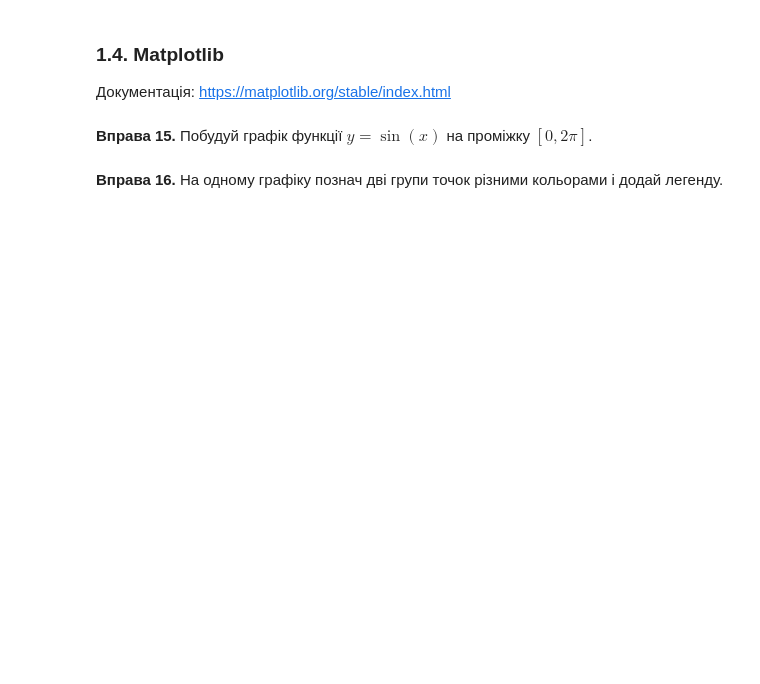
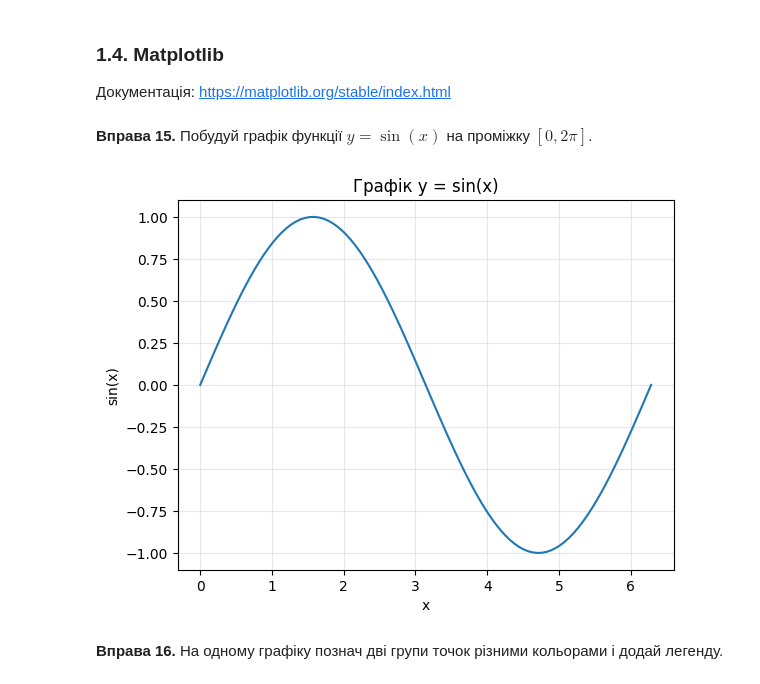
Before and after one commit to KuzminIvan232/ai-systems-labs, a Jupyter notebook: lab1/linear_models_lab.ipynb, the cells around one changed output. Saved outputs shown, nothing was run; the diff lists cells and outputs as text; code cells hidden in the pictures; blank space fills up the shorter version.

```diff
--- a/lab1/linear_models_lab.ipynb
+++ b/lab1/linear_models_lab.ipynb
@@ -244,6 +387,16 @@ print(f"x = {x.item():.4f}  (мінімум у x=3)")
 **Вправа 15.** Побудуй графік функції $y = \sin(x)$ на проміжку $[0, 2\pi]$.
 # %%
 # TODO: xs = np.linspace(0, 2*np.pi, 100), plt.plot(xs, np.sin(xs)), plt.show()
+
+xs = np.linspace(0, 2 * np.pi, 100)
+plt.plot(xs, np.sin(xs))
+plt.xlabel("x")
+plt.ylabel("sin(x)")
+plt.title("Графік y = sin(x)")
+plt.grid(alpha=0.3)
+plt.show()
+# %% [output]
+[figure, added]
 # %% [markdown]
 **Вправа 16.** На одному графіку познач дві групи точок різними кольорами і додай легенду.
 # %%
```
Also changed, not shown: parts of 26 cells of this notebook, 10 other files.
